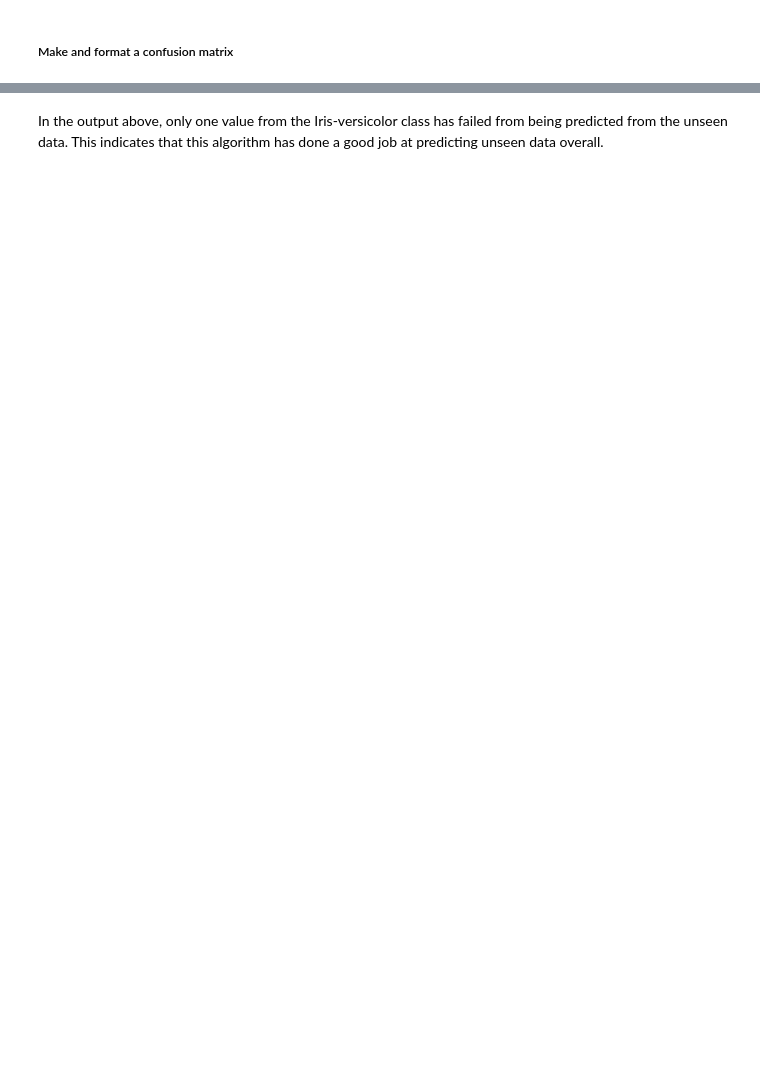
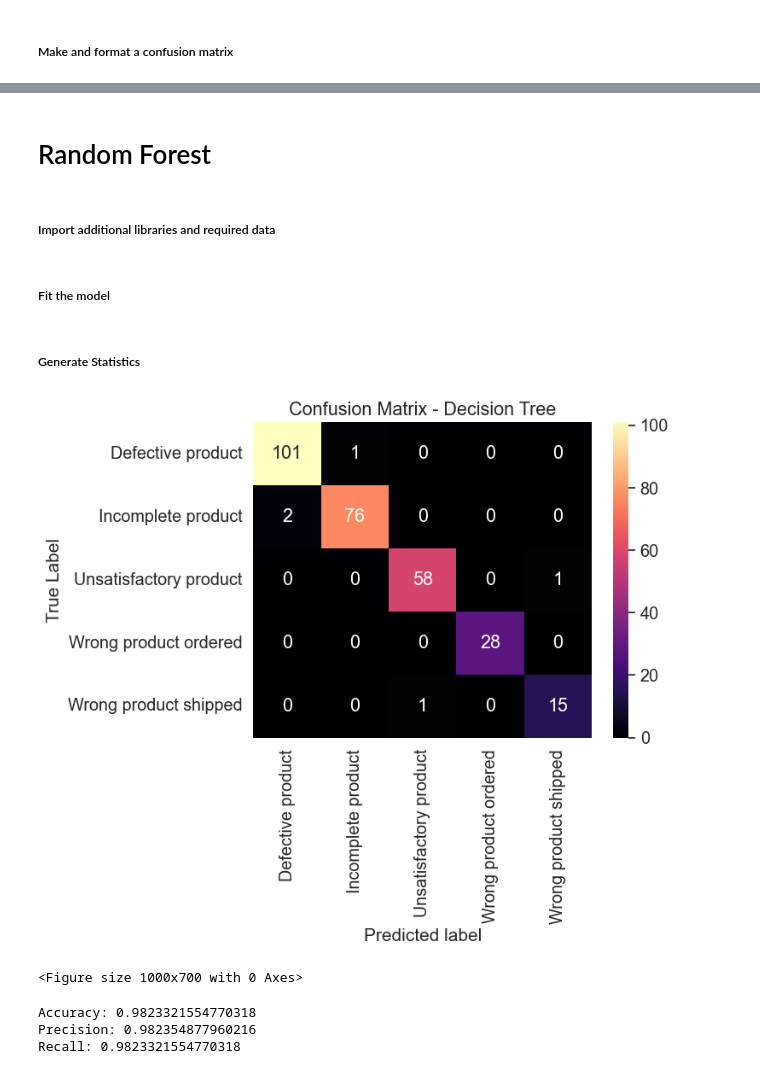
Before and after one commit to Justwouter/DEDS-Week-10, a Jupyter notebook: Examples/MyAttempt.ipynb, the cells around one changed output, grey strips where cells are left out. Cells and saved outputs as stored; diff of their text form; code cells hidden in the pictures; blank space fills up the shorter version.

```diff
--- a/Examples/MyAttempt.ipynb
+++ b/Examples/MyAttempt.ipynb
@@ -165,3 +163,5 @@ plt.show()
 <Figure size 1000x700 with 0 Axes>
-# %% [markdown]
-In the output above, only one value from the Iris-versicolor class has failed from being predicted from the unseen data. This indicates that this algorithm has done a good job at predicting unseen data overall.
+# %% [markdown]
+# Random Forest
+# %% [markdown]
+##### Import additional libraries and required data
@@ -167,0 +171,27 @@ In the output above, only one value from the Iris-versicolor class has failed fr
+# %% [markdown]
+##### Fit the model
+# %%
+clf = RandomForestClassifier(n_estimators=10)
+clf = clf.fit(x, y)
+# %% [markdown]
+##### Generate Statistics
+# %%
+y_pred = clf.predict(X_test)
+
+# Reuse earlier confusion matrix code
+generateConfusionMatrix(y_test, y_pred)
+# %% [output]
+[figure, added]
+<Figure size 1000x700 with 0 Axes>
+# %%
+accuracy = accuracy_score(y_test, y_pred)
+precision = precision_score(y_test, y_pred, average="weighted")
+recall = recall_score(y_test, y_pred, average="weighted")
+
+print("Accuracy:", accuracy)
+print("Precision:", precision)
+print("Recall:", recall)
+# %% [output]
+Accuracy: 0.9823321554770318
+Precision: 0.982354877960216
+Recall: 0.9823321554770318
```
Also changed, not shown: parts of 15 cells of this notebook.
